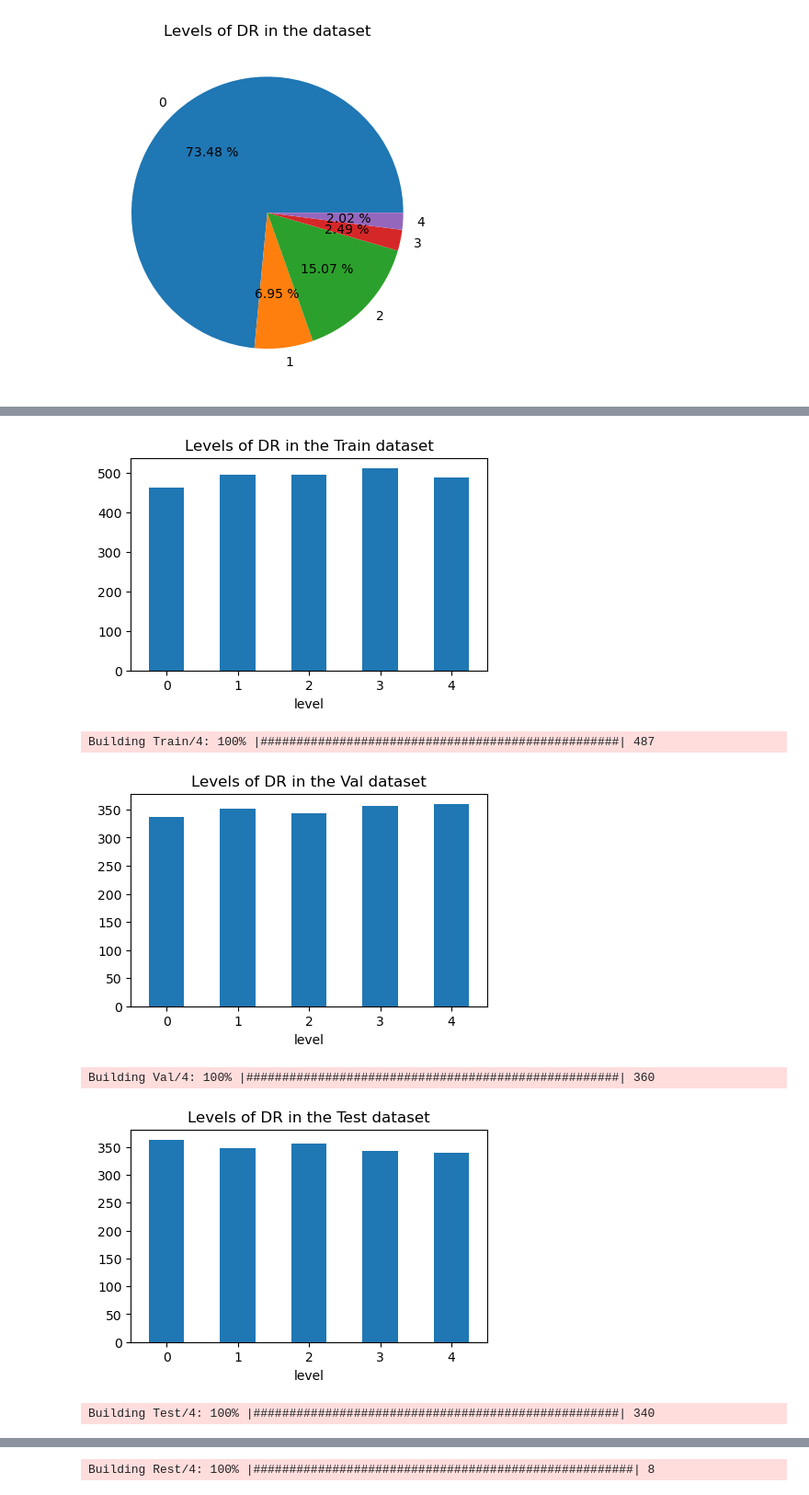
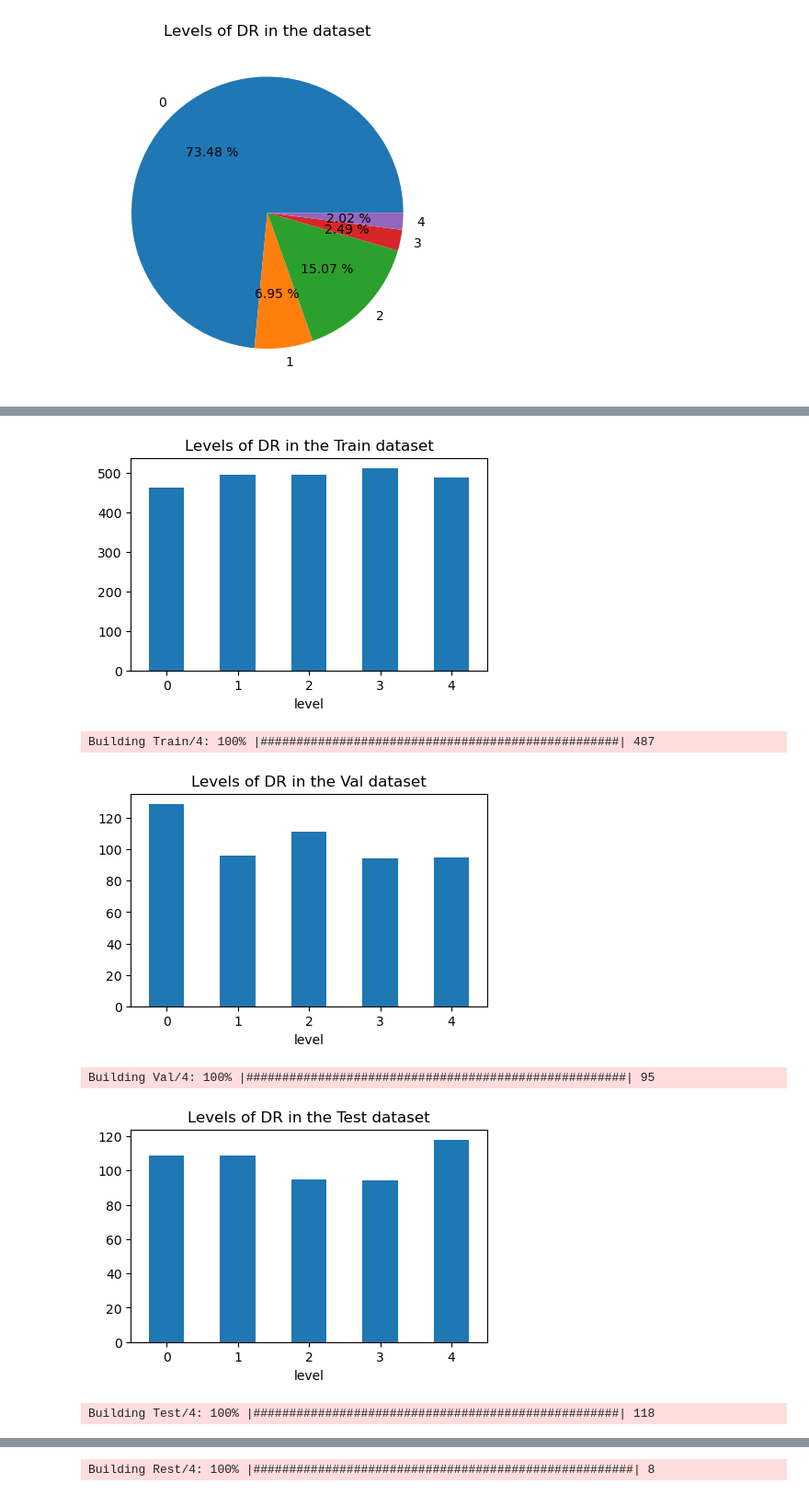
Before and after one commit to AlbertoRomanRamosRodriguez/Tesis-de-Grado, a Jupyter notebook: exploring-kaggle-dr.ipynb, the cells around one changed output, grey strips where cells are left out. Shown: that part at 92% size. Drawn from its saved outputs; the diff is of its cells as text; code cells hidden in the pictures.

Commit message:
Solved bug which allowed training images to sneak into the validation and test sets

```diff
--- a/exploring-kaggle-dr.ipynb
+++ b/exploring-kaggle-dr.ipynb
@@ -82,6 +83,10 @@ display(dataset.groupby('level')['image'].count())
 plt.pie([dataset.loc[dataset['level'] == n].count()[0] for n in range(classes)], labels = range(classes), autopct='%.2f %%')
 plt.title("Levels of DR in the dataset")
 plt.show()
+
+rest_df = orig_ds.loc[~orig_ds['image'].isin(dataset['image'])].dropna()
+
+display(rest_df.groupby('level')['image'].count())
 # %% [output]
 level
 0    700
@@ -109,8 +121,8 @@ remain_df['image'] = x_remain
 remain_df['level'] = y_remain
 # %%
 x_val, x_test, y_val, y_test = train_test_split(
-    dataset['image'],
-    dataset['level'],
+    remain_df['image'],
+    remain_df['level'],
     train_size=0.5,
     test_size=0.5,
     random_state=42
@@ -242,7 +260,7 @@ def organize_set_imgs(df: pd.DataFrame, set_path:str):
         for i, img in enumerate(imgs):
             im_origin = os.path.sep.join([IMG_PATH, f'{img}.jpeg'])
 
-            !cp {im_origin} {class_dir}
+            copy(im_origin, class_dir)
 
             pbar.update(i)
 
@@ -260,19 +268,21 @@ Name: image, dtype: int64
 # %%
 data = [
     (train_df, 'Train'),
     (val_df, 'Val'),
     (test_df, 'Test'),
+    (rest_df, 'Rest'),
 ]
 
 for df, subset in data:
     ds_path = create_path(DB_PATH, subset)
+    display_df_dist(df,  subset)
     organize_set_imgs(df, ds_path)
 # %% [output]
 [figure]
 Building Train/4: 100% |##################################################| 487
-[figure, old version]
+[figure, new version]
-Building Val/4: 100% |####################################################| 360
+Building Val/4: 100% |#####################################################| 95
-[figure, old version]
+[figure, new version]
-Building Test/4: 100% |###################################################| 340
+Building Test/4: 100% |###################################################| 118
 [figure]
 Building Rest/4: 100% |#####################################################| 8
```
Also changed, not shown: parts of 6 cells of this notebook.
